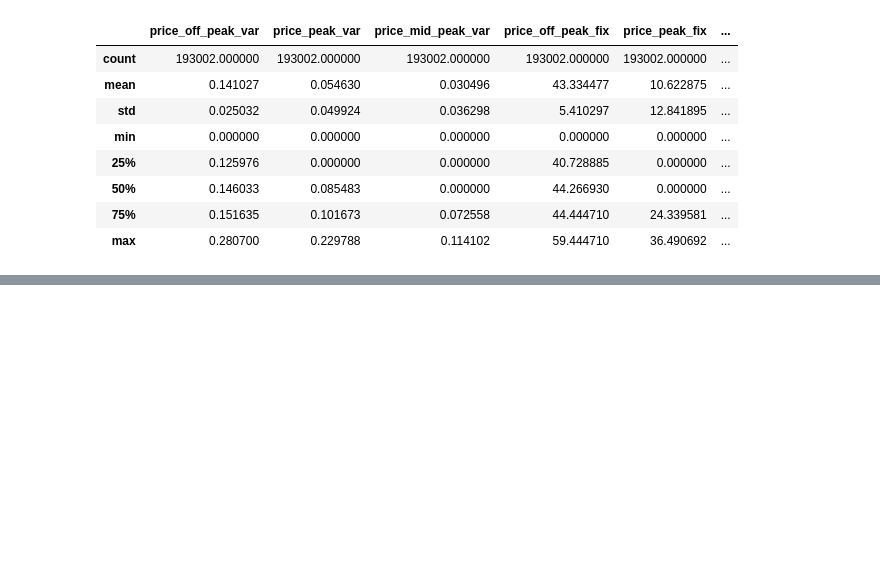
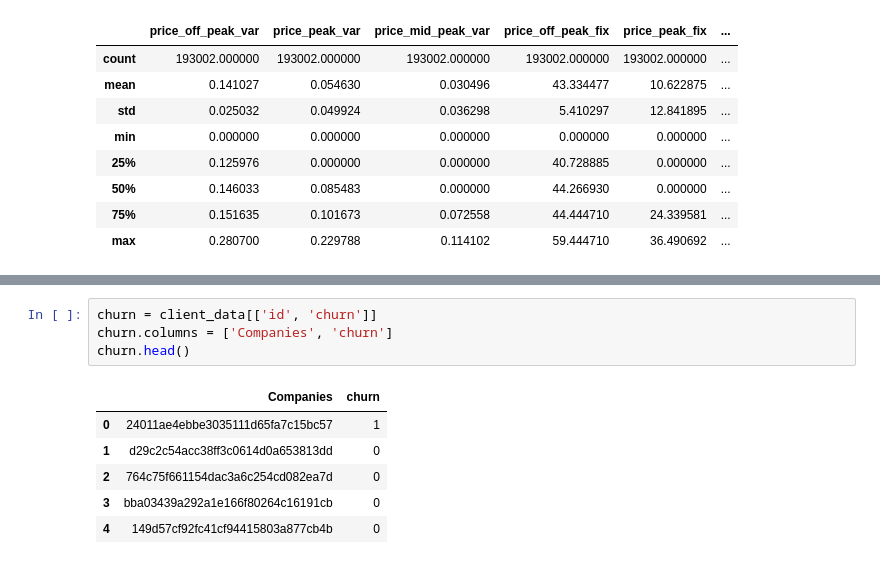
Before and after one commit to konyeinmg/BCG_virtual_intern, a Jupyter notebook: analysis.ipynb, the cells around one changed output, grey strips where cells are left out. Cells and saved outputs as stored; diff of their text form; blank space fills up the shorter version.

Commit message:
churn and retention rate

```diff
--- a/analysis.ipynb
+++ b/analysis.ipynb
@@ -128,0 +157,11 @@ price_data.s
+# %%
+churn = client_data[['id', 'churn']]
+churn.columns = ['Companies', 'churn']
+churn.head()
+# %% [output]
+|  | Companies | churn |
+| 0 | 24011ae4ebbe3035111d65fa7c15bc57 | 1 |
+| 1 | d29c2c54acc38ff3c0614d0a653813dd | 0 |
+| 2 | 764c75f661154dac3a6c254cd082ea7d | 0 |
+| 3 | bba03439a292a1e166f80264c16191cb | 0 |
+| 4 | 149d57cf92fc41cf94415803a877cb4b | 0 |
```
Also changed, not shown: parts of 8 cells of this notebook.
